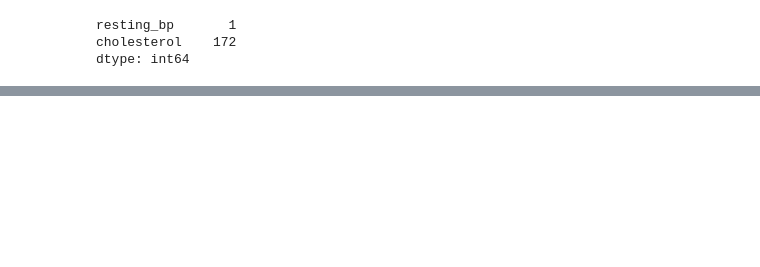
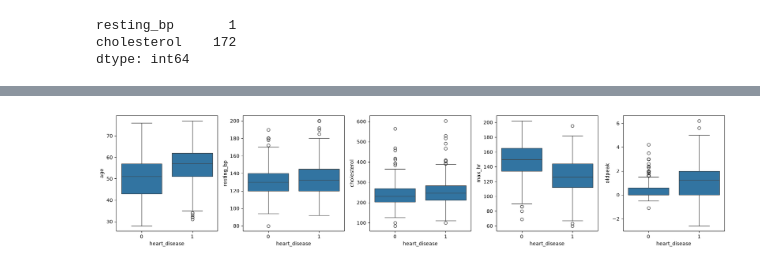
Before and after one commit to aminulaiba/cardio-predict, a Jupyter notebook: notebook.ipynb, the cells around one changed output, grey strips where cells are left out. Saved outputs shown, nothing was run; the diff lists cells and outputs as text; code cells hidden in the pictures; blank space fills up the shorter version.

```diff
--- a/notebook.ipynb
+++ b/notebook.ipynb
@@ -133,0 +176,9 @@ dtype: int64
+# %%
+
+fig, axes = plt.subplots(1, 5, figsize=(18, 4))
+for ax, c in zip(axes, numerical_col):
+    sns.boxplot(x="heart_disease", y=c, data=df, ax=ax)
+plt.tight_layout()
+plt.show()
+# %% [output]
+[figure, added]
```
Also changed, not shown: parts of 34 cells of this notebook, 3 other files.
